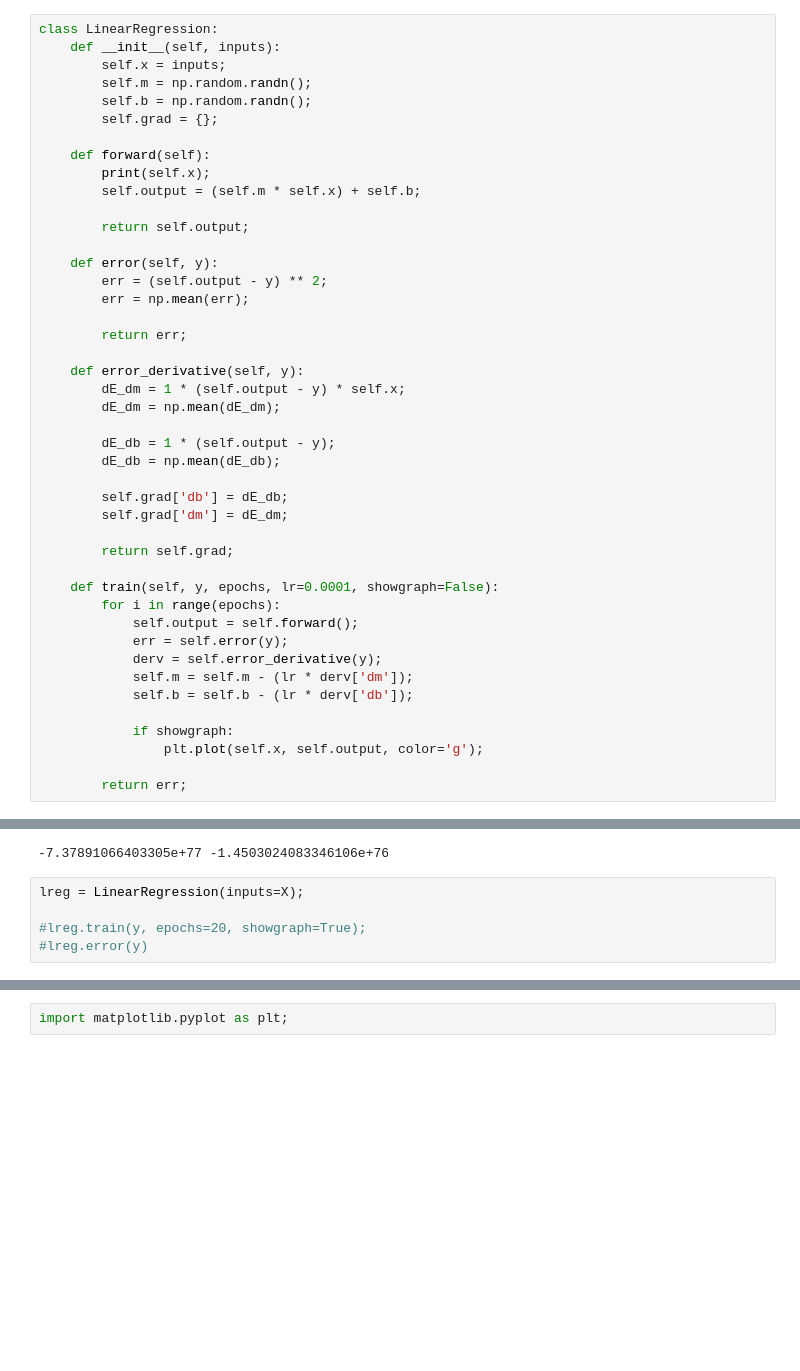
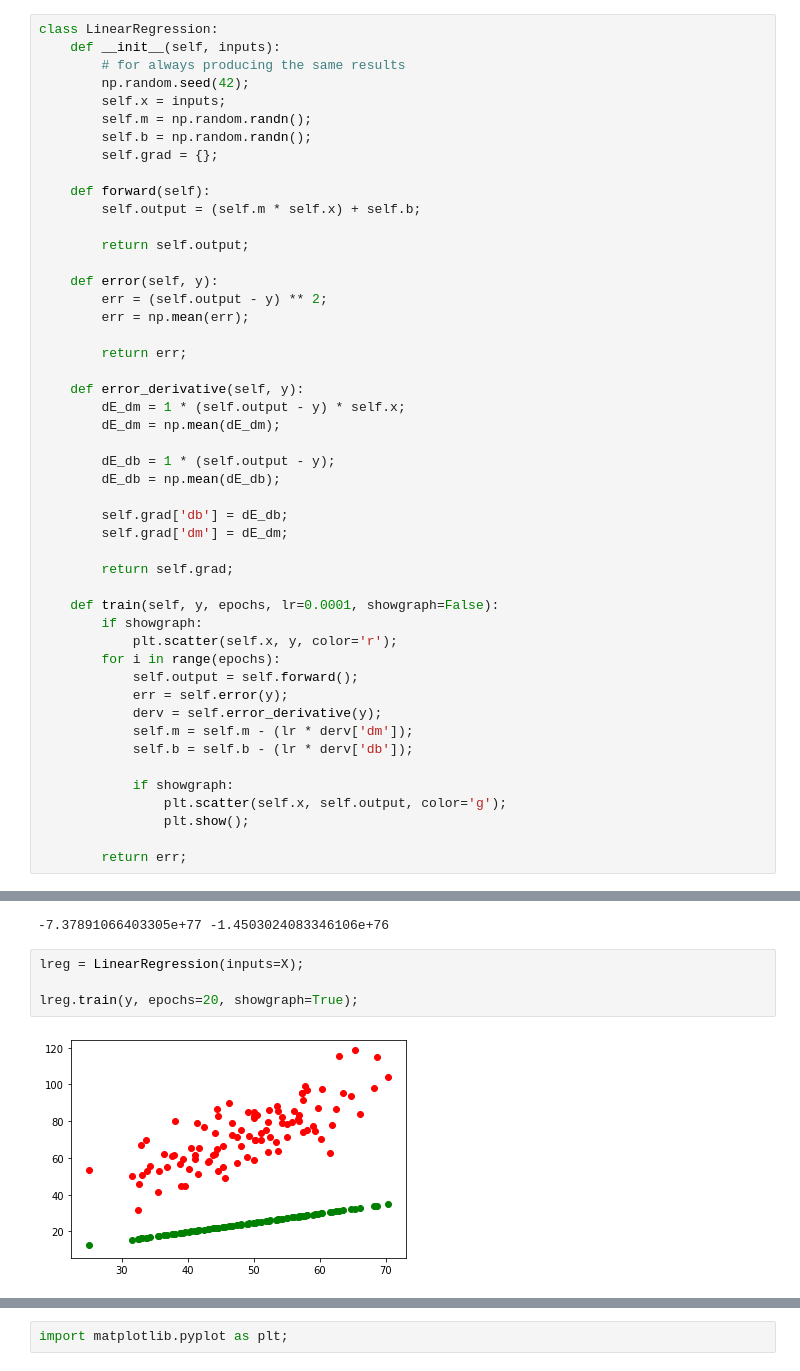
Before and after one commit to hushee69/Linear-Regression, a Jupyter notebook: custom_linear_regression_with_gradient_descent.ipynb, the cells around one changed output, grey strips where cells are left out. Saved outputs shown, nothing was run; the diff lists cells and outputs as text; blank space fills up the shorter version.

```diff
--- a/custom_linear_regression_with_gradient_descent.ipynb
+++ b/custom_linear_regression_with_gradient_descent.ipynb
@@ -19,13 +19,14 @@ import matplotlib.pyplot as plt;
 # %%
 class LinearRegression:
     def __init__(self, inputs):
+        # for always producing the same results
+        np.random.seed(42);
         self.x = inputs;
         self.m = np.random.randn();
         self.b = np.random.randn();
         self.grad = {};
 
     def forward(self):
-        print(self.x);
         self.output = (self.m * self.x) + self.b;
 
         return self.output;
@@ -49,6 +50,8 @@ class LinearRegression:
         return self.grad;
 
     def train(self, y, epochs, lr=0.0001, showgraph=False):
+        if showgraph:
+            plt.scatter(self.x, y, color='r');
         for i in range(epochs):
             self.output = self.forward();
             err = self.error(y);
@@ -57,7 +60,8 @@ class LinearRegression:
             self.b = self.b - (lr * derv['db']);
 
             if showgraph:
-                plt.plot(self.x, self.output, color='g');
+                plt.scatter(self.x, self.output, color='g');
+                plt.show();
 
         return err;
 # %%
@@ -88,5 +92,6 @@ print(m, c);
 # %%
 lreg = LinearRegression(inputs=X);
 
-#lreg.train(y, epochs=20, showgraph=True);
-#lreg.error(y)
+lreg.train(y, epochs=20, showgraph=True);
+# %% [output]
+[figure, added]
```
Also changed, not shown: parts of 2 cells of this notebook, 2 other files.
